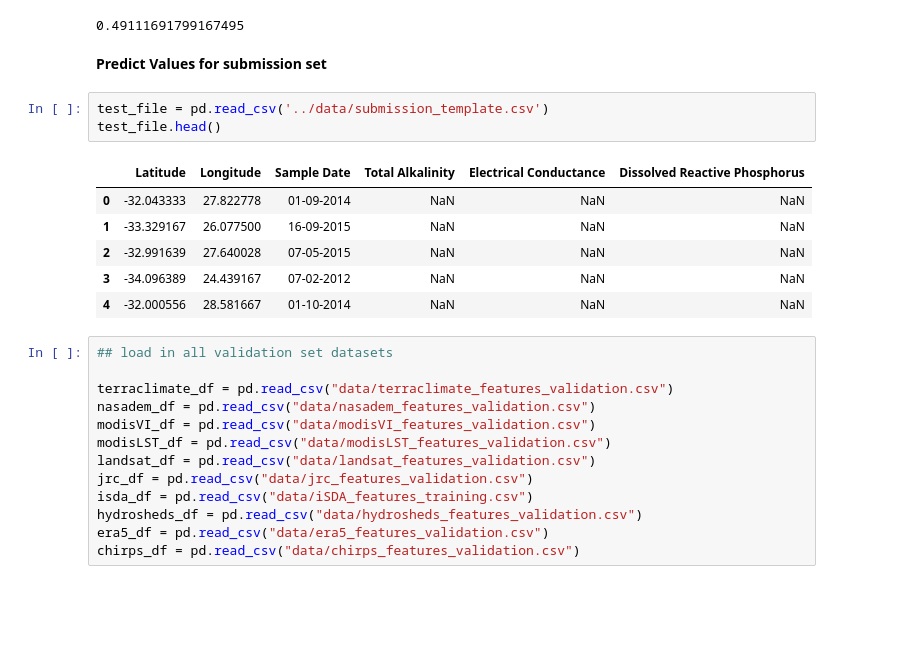
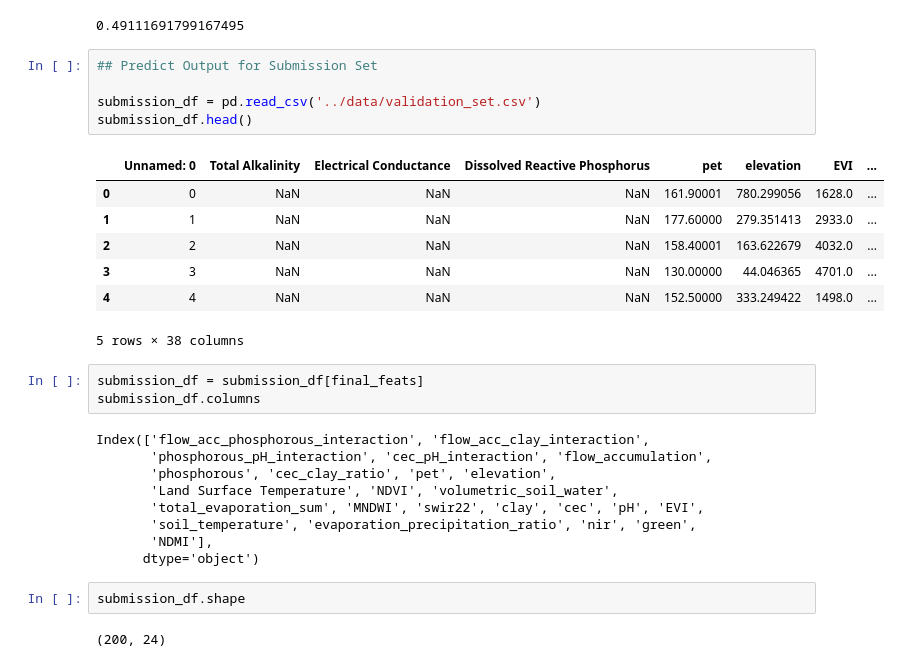
Before and after one commit to rohan-projects01/EY-AI-And-Data-Challenge, a Jupyter notebook: models/svm.ipynb, the cells around one changed output. Cells and saved outputs as stored; diff of their text form; blank space fills up the shorter version.

Commit message:
got data for submission set loaded into dataframe

```diff
--- a/models/svm.ipynb
+++ b/models/svm.ipynb
@@ -346,28 +346,32 @@ test_score = svr_final.score(X_test_rfe, y_test)
 print(test_score)
 # %% [output]
 0.49111691799167495
-# %% [markdown]
-**Predict Values for submission set**
-# %%
-test_file = pd.read_csv('../data/submission_template.csv')
-test_file.head()
-# %% [output]
-|  | Latitude | Longitude | Sample Date | Total Alkalinity | Electrical Conductance | Dissolved Reactive Phosphorus |
-| 0 | -32.043333 | 27.822778 | 01-09-2014 | NaN | NaN | NaN |
-| 1 | -33.329167 | 26.077500 | 16-09-2015 | NaN | NaN | NaN |
-| 2 | -32.991639 | 27.640028 | 07-05-2015 | NaN | NaN | NaN |
-| 3 | -34.096389 | 24.439167 | 07-02-2012 | NaN | NaN | NaN |
-| 4 | -32.000556 | 28.581667 | 01-10-2014 | NaN | NaN | NaN |
-# %%
-## load in all validation set datasets
-
-terraclimate_df = pd.read_csv("data/terraclimate_features_validation.csv")
-nasadem_df = pd.read_csv("data/nasadem_features_validation.csv")
-modisVI_df = pd.read_csv("data/modisVI_features_validation.csv")
-modisLST_df = pd.read_csv("data/modisLST_features_validation.csv")
-landsat_df = pd.read_csv("data/landsat_features_validation.csv")
-jrc_df = pd.read_csv("data/jrc_features_validation.csv")
-isda_df = pd.read_csv("data/iSDA_features_training.csv")
-hydrosheds_df = pd.read_csv("data/hydrosheds_features_validation.csv")
-era5_df = pd.read_csv("data/era5_features_validation.csv")
-chirps_df = pd.read_csv("data/chirps_features_validation.csv")
+# %%
+## Predict Output for Submission Set
+
+submission_df = pd.read_csv('../data/validation_set.csv')
+submission_df.head()
+# %% [output]
+|  | Unnamed: 0 | Total Alkalinity | Electrical Conductance | Dissolved Reactive Phosphorus | pet | elevation | EVI | ... |
+| 0 | 0 | NaN | NaN | NaN | 161.90001 | 780.299056 | 1628.0 | ... |
+| 1 | 1 | NaN | NaN | NaN | 177.60000 | 279.351413 | 2933.0 | ... |
+| 2 | 2 | NaN | NaN | NaN | 158.40001 | 163.622679 | 4032.0 | ... |
+| 3 | 3 | NaN | NaN | NaN | 130.00000 | 44.046365 | 4701.0 | ... |
+| 4 | 4 | NaN | NaN | NaN | 152.50000 | 333.249422 | 1498.0 | ... |
+5 rows × 38 columns
+# %%
+submission_df = submission_df[final_feats]
+submission_df.columns
+# %% [output]
+Index(['flow_acc_phosphorous_interaction', 'flow_acc_clay_interaction',
+       'phosphorous_pH_interaction', 'cec_pH_interaction', 'flow_accumulation',
+       'phosphorous', 'cec_clay_ratio', 'pet', 'elevation',
+       'Land Surface Temperature', 'NDVI', 'volumetric_soil_water',
+       'total_evaporation_sum', 'MNDWI', 'swir22', 'clay', 'cec', 'pH', 'EVI',
+       'soil_temperature', 'evaporation_precipitation_ratio', 'nir', 'green',
+       'NDMI'],
+      dtype='object')
+# %%
+submission_df.shape
+# %% [output]
+(200, 24)
```
